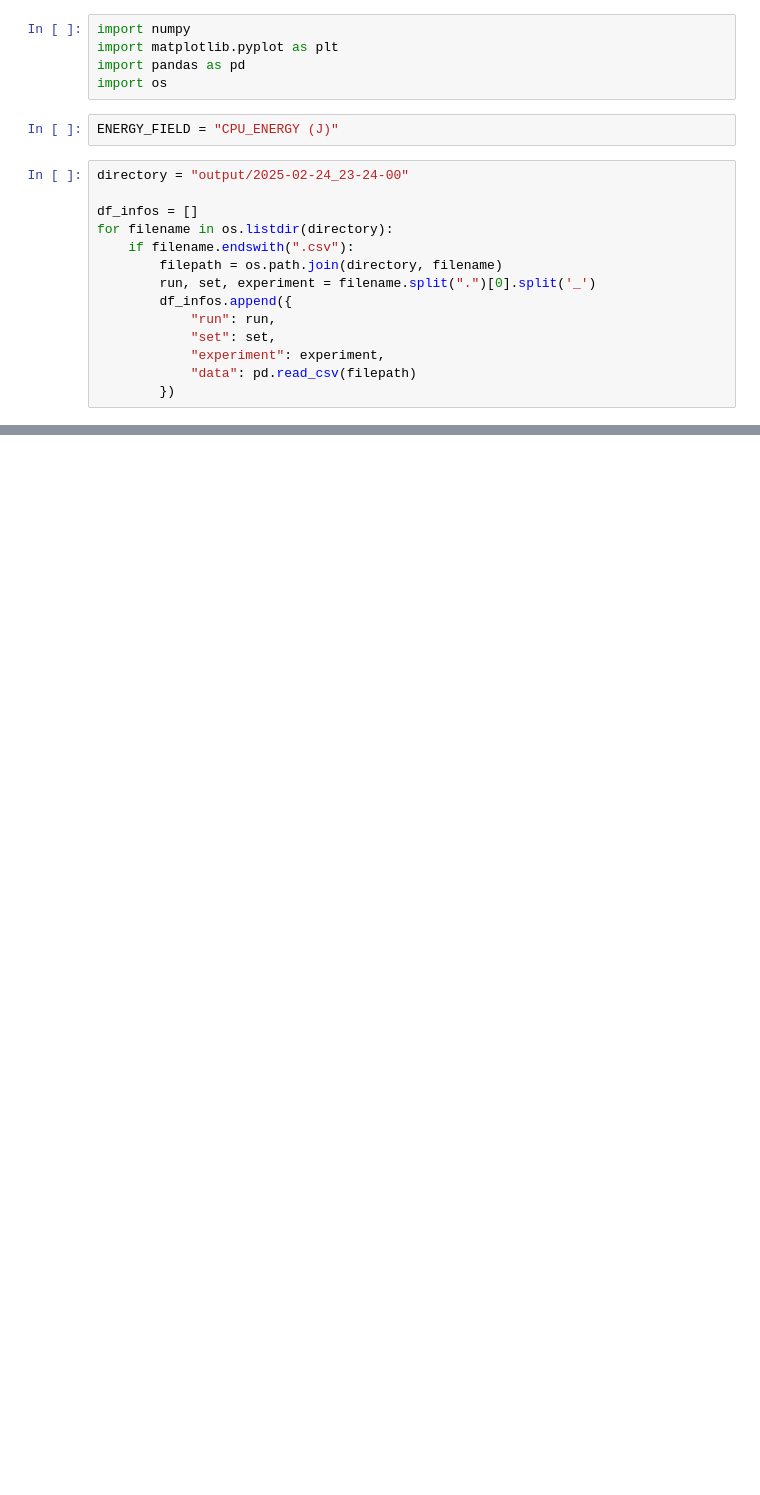
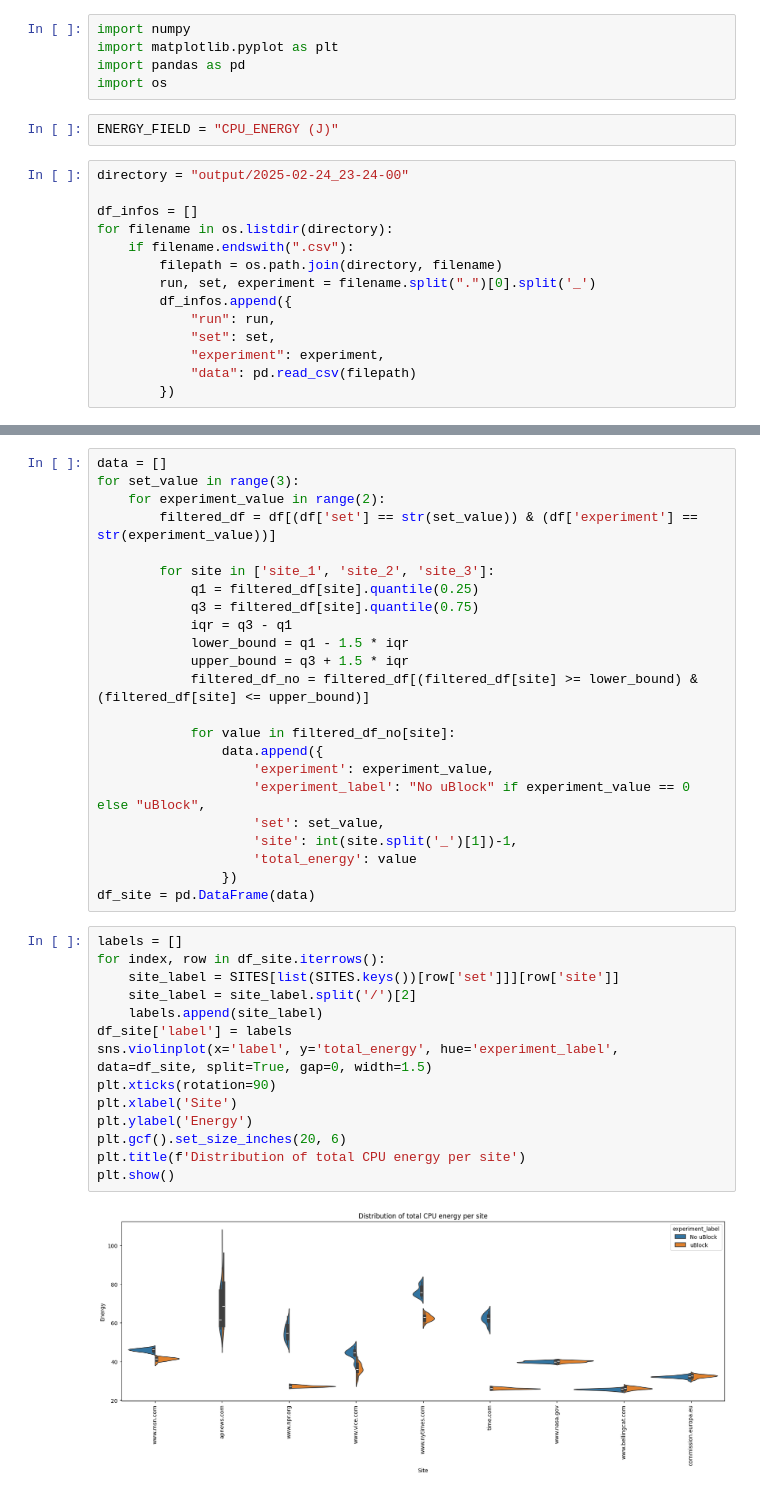
Before and after one commit to JortvD/cs4575-g5, a Jupyter notebook: data_analysis.ipynb, the cells around one changed output, grey strips where cells are left out. Saved outputs shown, nothing was run; the diff lists cells and outputs as text; blank space fills up the shorter version.

```diff
--- a/data_analysis.ipynb
+++ b/data_analysis.ipynb
@@ -112,0 +111,39 @@ Sample looks Gaussian (fail to reject H0)
+# %%
+data = []
+for set_value in range(3):
+	for experiment_value in range(2):
+		filtered_df = df[(df['set'] == str(set_value)) & (df['experiment'] == str(experiment_value))]
+
+		for site in ['site_1', 'site_2', 'site_3']:
+			q1 = filtered_df[site].quantile(0.25)
+			q3 = filtered_df[site].quantile(0.75)
+			iqr = q3 - q1
+			lower_bound = q1 - 1.5 * iqr
+			upper_bound = q3 + 1.5 * iqr
+			filtered_df_no = filtered_df[(filtered_df[site] >= lower_bound) & (filtered_df[site] <= upper_bound)]
+
+			for value in filtered_df_no[site]:
+				data.append({
+					'experiment': experiment_value,
+					'experiment_label': "No uBlock" if experiment_value == 0 else "uBlock",
+					'set': set_value,
+					'site': int(site.split('_')[1])-1,
+					'total_energy': value
+				})
+df_site = pd.DataFrame(data)
+# %%
+labels = []
+for index, row in df_site.iterrows():
+	site_label = SITES[list(SITES.keys())[row['set']]][row['site']]
+	site_label = site_label.split('/')[2]
+	labels.append(site_label)
+df_site['label'] = labels
+sns.violinplot(x='label', y='total_energy', hue='experiment_label', data=df_site, split=True, gap=0, width=1.5)
+plt.xticks(rotation=90)
+plt.xlabel('Site')
+plt.ylabel('Energy')
+plt.gcf().set_size_inches(20, 6)
+plt.title(f'Distribution of total CPU energy per site')
+plt.show()
+# %% [output]
+[figure, added]
```
Also changed, not shown: parts of 8 cells of this notebook, 4 other files.
